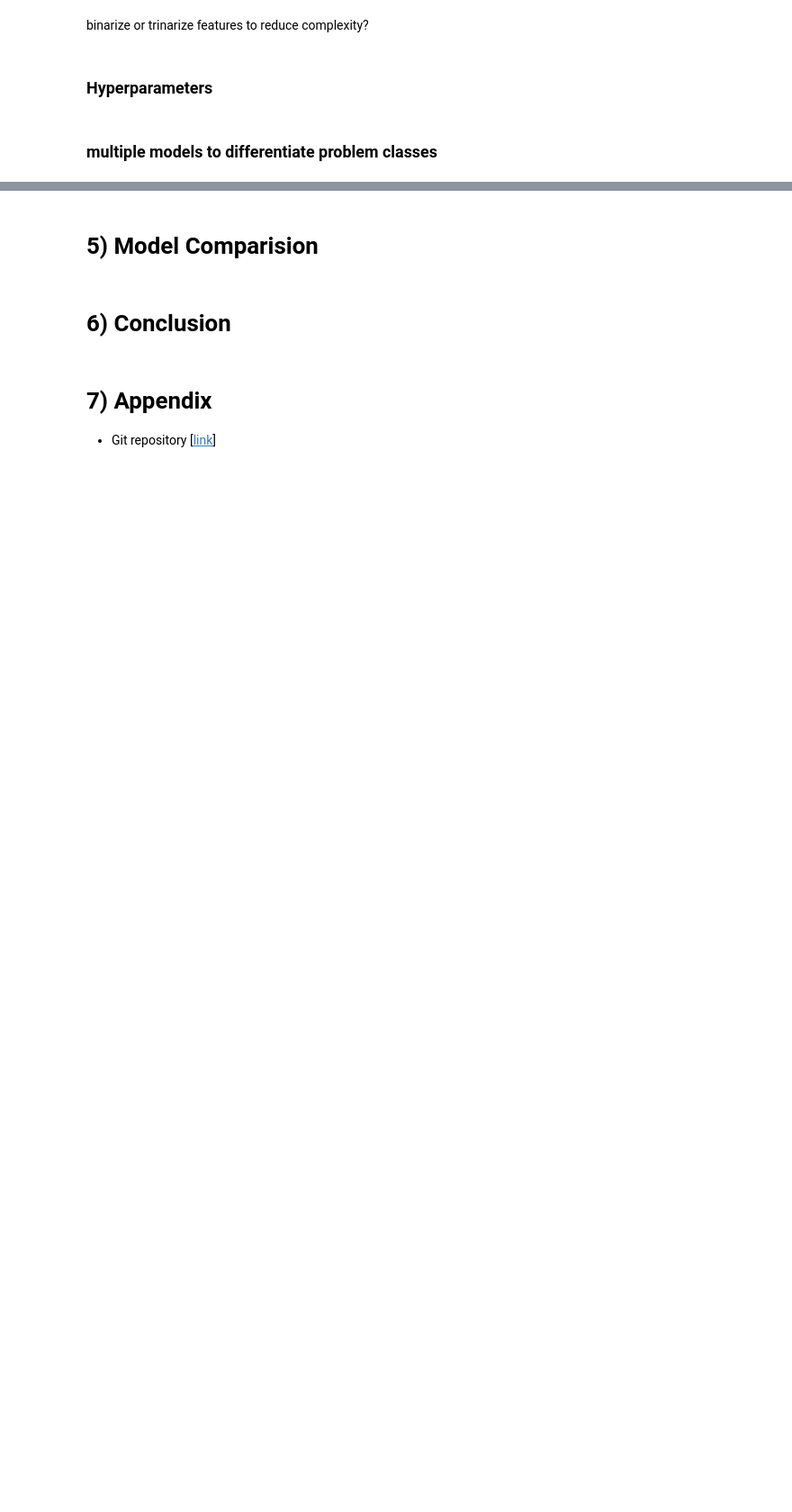
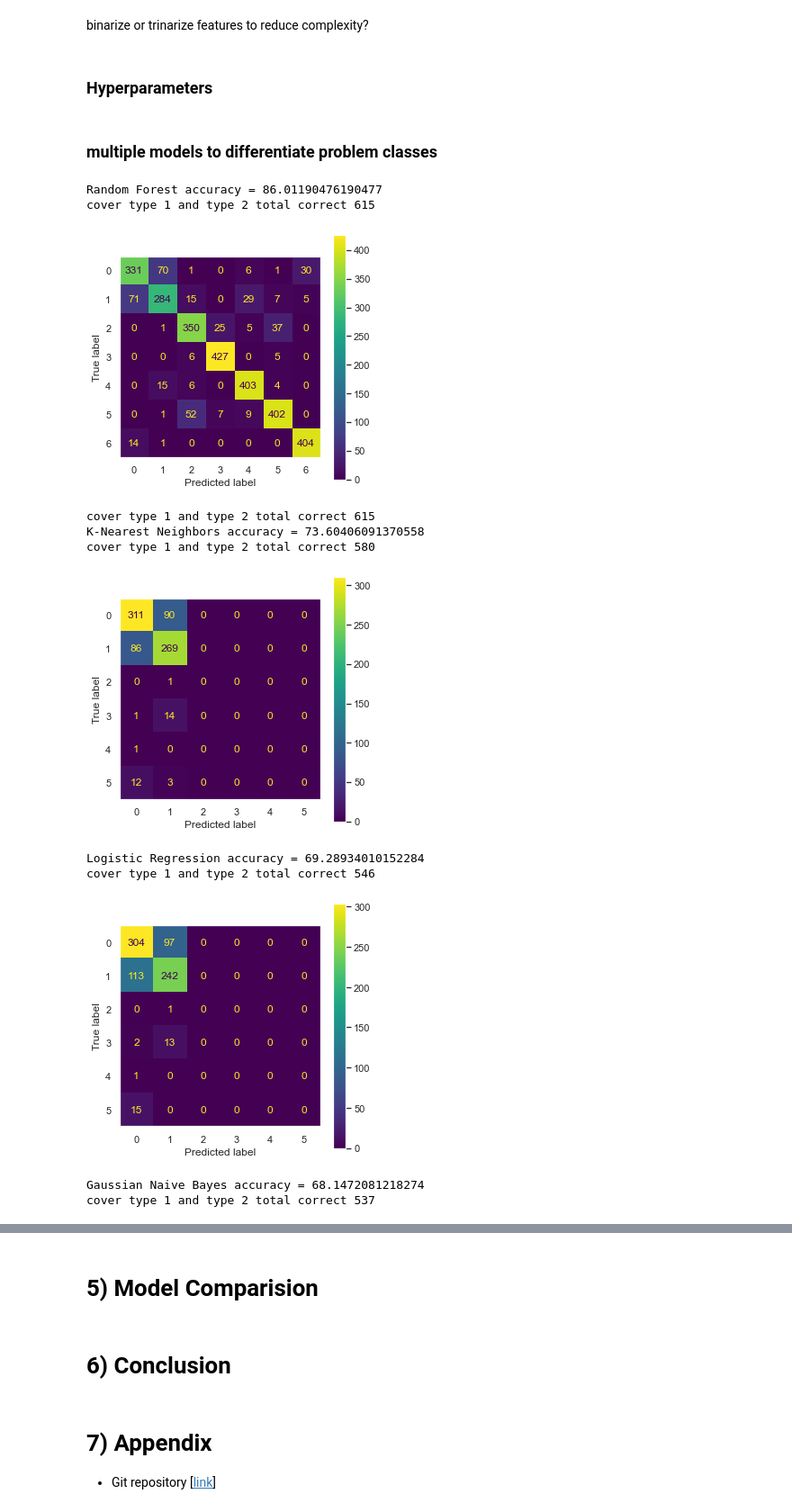
Before and after one commit to sams-data/mids-w207_9_sp22_forest_cover_classification, a Jupyter notebook: Submissions/bridwell_carmeli_hand_stephens_final_project.ipynb, the cells around one changed output, grey strips where cells are left out. Shown at 90% size. Cells and saved outputs as stored; diff of their text form; code cells hidden in the pictures; blank space fills up the shorter version.

Commit message:
added more to pca spca, baseline models, and some attempts at splitting models

```diff
--- a/Submissions/bridwell_carmeli_hand_stephens_final_project.ipynb
+++ b/Submissions/bridwell_carmeli_hand_stephens_final_project.ipynb
@@ -877,3 +1040,45 @@ binarize or trinarize features to reduce complexity?
 ### Hyperparameters
 # %% [markdown]
 ### multiple models to differentiate problem classes
+# %%
+def random_forest(train_data=train_data,
+    train_labels=train_labels,
+    dev_data=dev_data,
+    dev_labels=dev_labels,
+    show_confusion_matrix=True):
+    # Random Forest
+    rf = RandomForestClassifier(random_state=0)
+    rf.fit(train_data, train_labels)
+    print(f'\nRandom Forest accuracy = {(rf.score(dev_data, dev_labels)*100)}')
+    pred_labels  = rf.predict(dev_data)
+    if show_confusion_matrix == True:
+        plot_confusion_matrix(dev_labels, pred_labels)
+
+    print(f'cover type 1 and type 2 total correct {np.sum(np.diag(metrics.confusion_matrix(dev_labels, pred_labels))[:2])}')
+
+    #     ########## just type 1 and 2 ##########
+    train_data_1_2 = train_data[(train_labels == 1) | (train_labels == 2)]
+    train_labels_1_2 = train_labels[(train_labels == 1) | (train_labels == 2)]
+    pred_knn_1_2_data = dev_data[(pred_labels == 1) | (pred_labels == 2)]
+    pred_knn_1_2_actual_labels = dev_labels[(pred_labels == 1) | (pred_labels == 2)]
+
+
+
+
+    baseline_models(train_data_1_2, train_labels_1_2, pred_knn_1_2_data, pred_knn_1_2_actual_labels)
+
+
+random_forest()
+# %% [output]
+Random Forest accuracy = 86.01190476190477
+cover type 1 and type 2 total correct 615
+[figure, added]
+cover type 1 and type 2 total correct 615
+K-Nearest Neighbors accuracy = 73.60406091370558
+cover type 1 and type 2 total correct 580
+[figure, added]
+Logistic Regression accuracy = 69.28934010152284
+cover type 1 and type 2 total correct 546
+[figure, added]
+Gaussian Naive Bayes accuracy = 68.1472081218274
+cover type 1 and type 2 total correct 537
```
Also changed, not shown: parts of 16 cells of this notebook.
